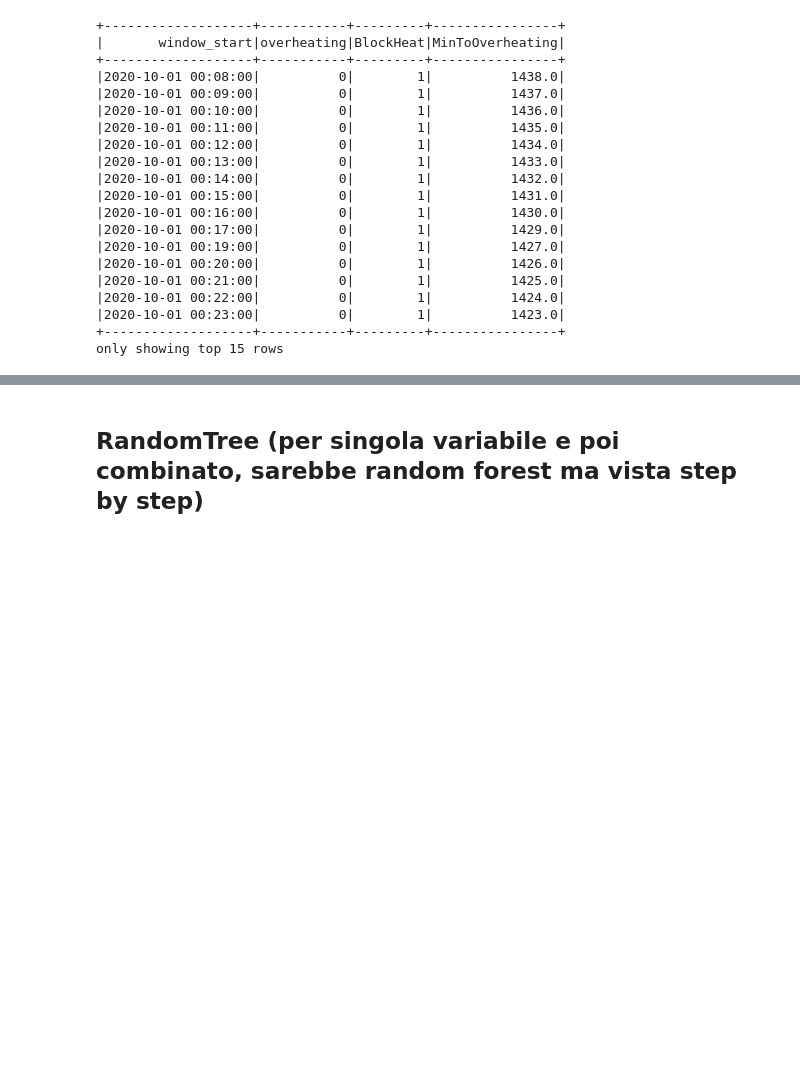
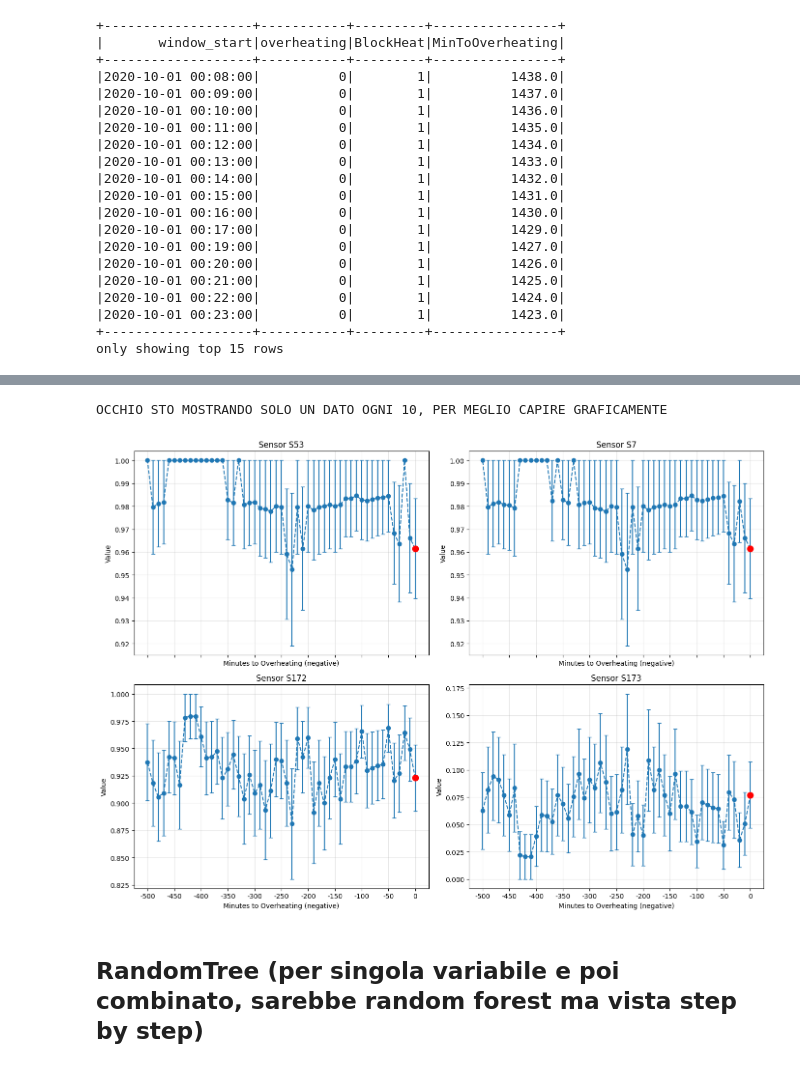
Before and after one commit to RaffaeleSabatini/MAPD2025_proj3, a Jupyter notebook: Group04.ipynb, the cells around one changed output, grey strips where cells are left out. Saved outputs shown, nothing was run; the diff lists cells and outputs as text; code cells hidden in the pictures; blank space fills up the shorter version.

```diff
--- a/Group04.ipynb
+++ b/Group04.ipynb
@@ -1300,10 +1300,14 @@ def info_overheating(df, duration, sensors):
     for s in sensors:
         aggs.append(spark_avg(col(s)).alias(f"{s}_avg"))
         aggs.append(spark_stddev(col(s)).alias(f"{s}_std"))
+        aggs.append(count(col(s)).alias(f"{s}_n"))
 
-    df_summary = df.groupBy("MinToOverheating").agg(*aggs).orderBy("MinToOverheating")
 
-    return df_summary
+    df_summary = df.groupBy("MinToOverheating").agg(*aggs)
+    for s in sensors:
+        df_summary = df_summary.withColumn(f"{s}_err", col(f"{s}_std")/spark_sqrt(col(f"{s}_n")) )
+
+    return df_summary.orderBy("MinToOverheating")
 # %%
-df_info_overheating = info_overheating( df_maintenance, duration=300, sensors=["S53", "S7", "S172", "S173"])
+df_info_overheating = info_overheating( df_maintenance, duration=500, sensors=["S53", "S7", "S172", "S173"])
 # %%
@@ -1345,4 +1349,57 @@ df_info_overheating.select("MinToOverheating","S53_avg","S53_std").show(30)
 only showing top 30 rows
+# %%
+pdf = df_info_overheating.toPandas()
+sensors = ["S53", "S7", "S172", "S173"]
+
+# parametro step
+step = 10
+pdf = pdf.iloc[::step, :]
+print(f"OCCHIO STO MOSTRANDO SOLO UN DATO OGNI {step}, PER MEGLIO CAPIRE GRAFICAMENTE")
+
+# subplot 2x2
+fig, axes = plt.subplots(2, 2, figsize=(14, 10), sharex=True)
+axes = axes.flatten()
+
+for i, s in enumerate(sensors):
+    ax = axes[i]
+
+    # errorbar standard
+    ax.errorbar(
+        -pdf["MinToOverheating"],
+        pdf[f"{s}_avg"],
+        yerr=pdf[f"{s}_err"],
+        capsize=3,
+        marker="o",
+        linestyle="--",
+        label=s
+    )
+
+    # evidenzia ultimo punto a destra in rosso
+    last_idx = pdf["MinToOverheating"].idxmin()
+    ax.scatter(
+        -pdf.loc[last_idx, "MinToOverheating"],
+        pdf.loc[last_idx, f"{s}_avg"],
+        color="red",
+        s=80,
+        zorder=5,
+        label="Ultimo punto"
+    )
+
+    ax.set_title(f"Sensor {s}")
+    ax.set_xlabel("Minutes to Overheating (negative)")
+    ax.set_ylabel("Value")
+    ax.grid(True, alpha=0.3)
+
+    # imposta tick asse x come valori negativi
+    x_ticks = np.arange(int(-pdf["MinToOverheating"].max()), 1, 50)  # ogni 50 minuti
+    ax.set_xticks(x_ticks)
+    ax.set_xticklabels([f"{int(x)}" for x in x_ticks])
+
+plt.tight_layout()
+plt.show()
+# %% [output]
+OCCHIO STO MOSTRANDO SOLO UN DATO OGNI 10, PER MEGLIO CAPIRE GRAFICAMENTE
+[figure, added]
 # %% [markdown]
 ## RandomTree (per singola variabile e poi combinato, sarebbe random forest ma vista step by step)
 # %%
```
Also changed, not shown: parts of 2 cells of this notebook.
